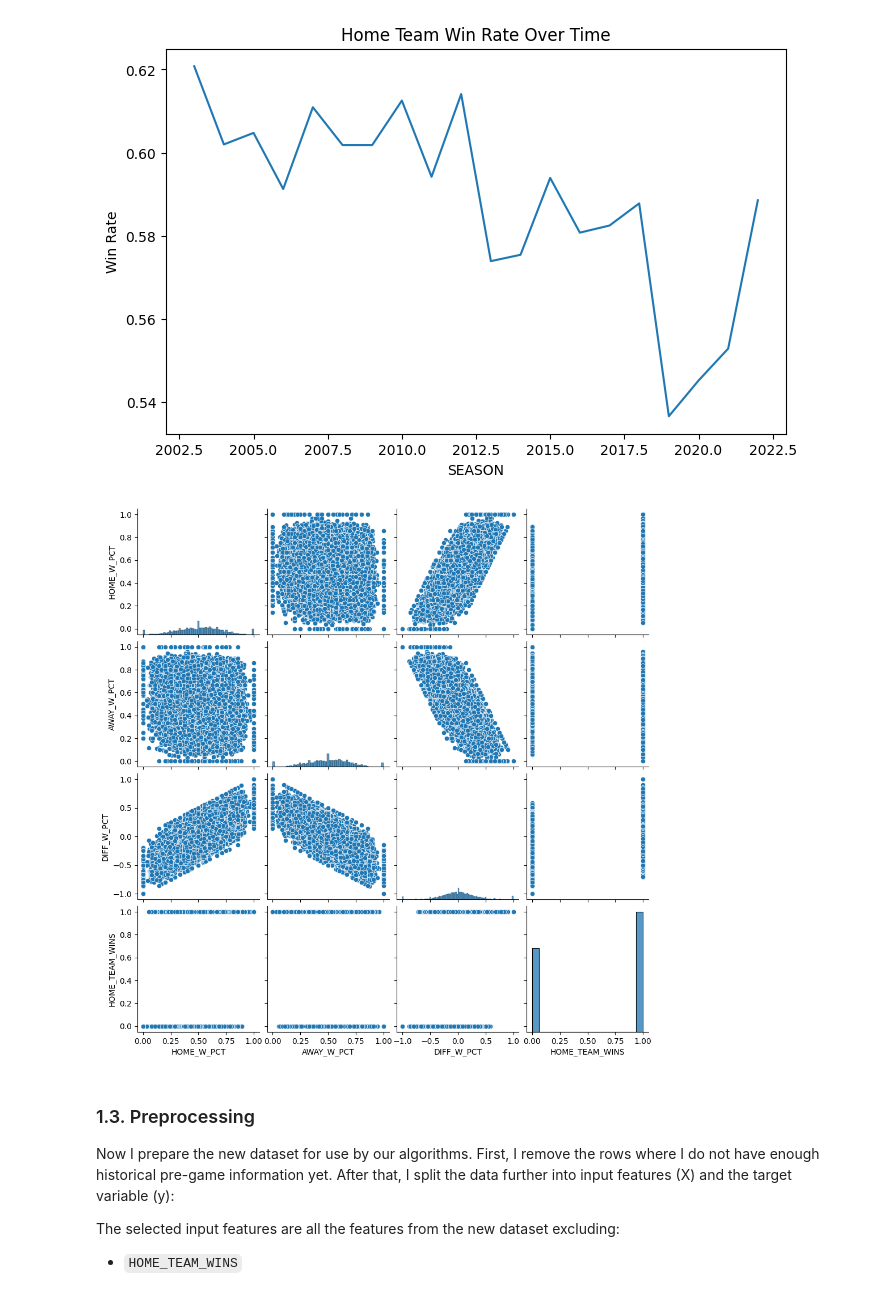
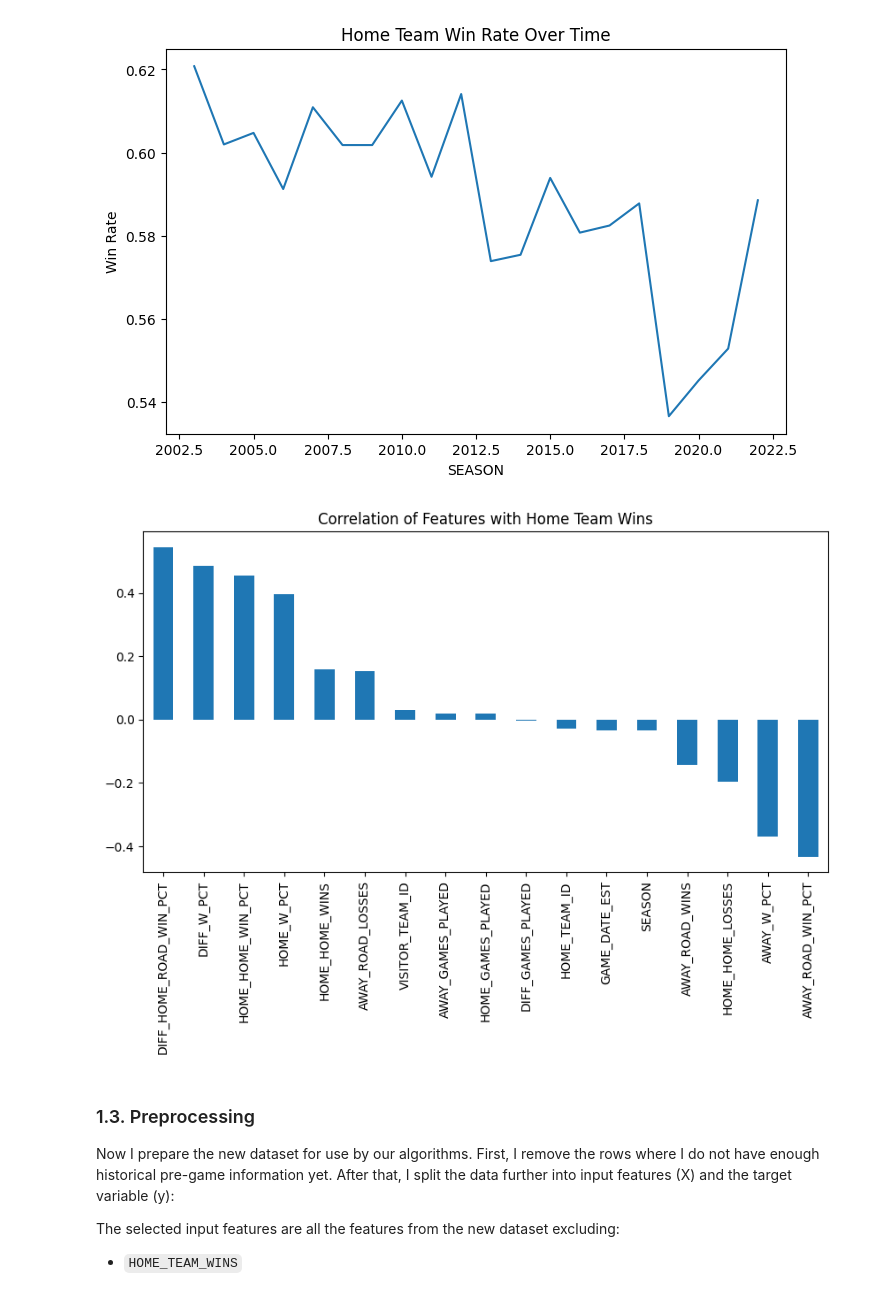
Before and after one commit to Marco7303/hslu-arint, a Jupyter notebook: mini-ml-project/notebooks/mini_ml_project.ipynb, the cells around one changed output. Drawn from its saved outputs; the diff is of its cells as text; code cells hidden in the pictures.

```diff
--- a/mini-ml-project/notebooks/mini_ml_project.ipynb
+++ b/mini-ml-project/notebooks/mini_ml_project.ipynb
@@ -285,15 +287,13 @@ plt.show()
 # %% [output]
 [figure]
 # %%
-sns.pairplot(engineered_df[[
-    "HOME_W_PCT",
-    "AWAY_W_PCT",
-    "DIFF_W_PCT",
-    "HOME_TEAM_WINS"
-]])
+corr_target = engineered_df.corr()["HOME_TEAM_WINS"].sort_values(ascending=False)
+
+corr_target.drop("HOME_TEAM_WINS").plot(kind="bar", figsize=(10, 5))
+plt.title("Correlation of Features with Home Team Wins")
 plt.show()
 # %% [output]
-[figure, old version]
+[figure, new version]
 # %% [markdown]
 ### 1.3. Preprocessing
 
```
Also changed, not shown: parts of 1 cell of this notebook.
